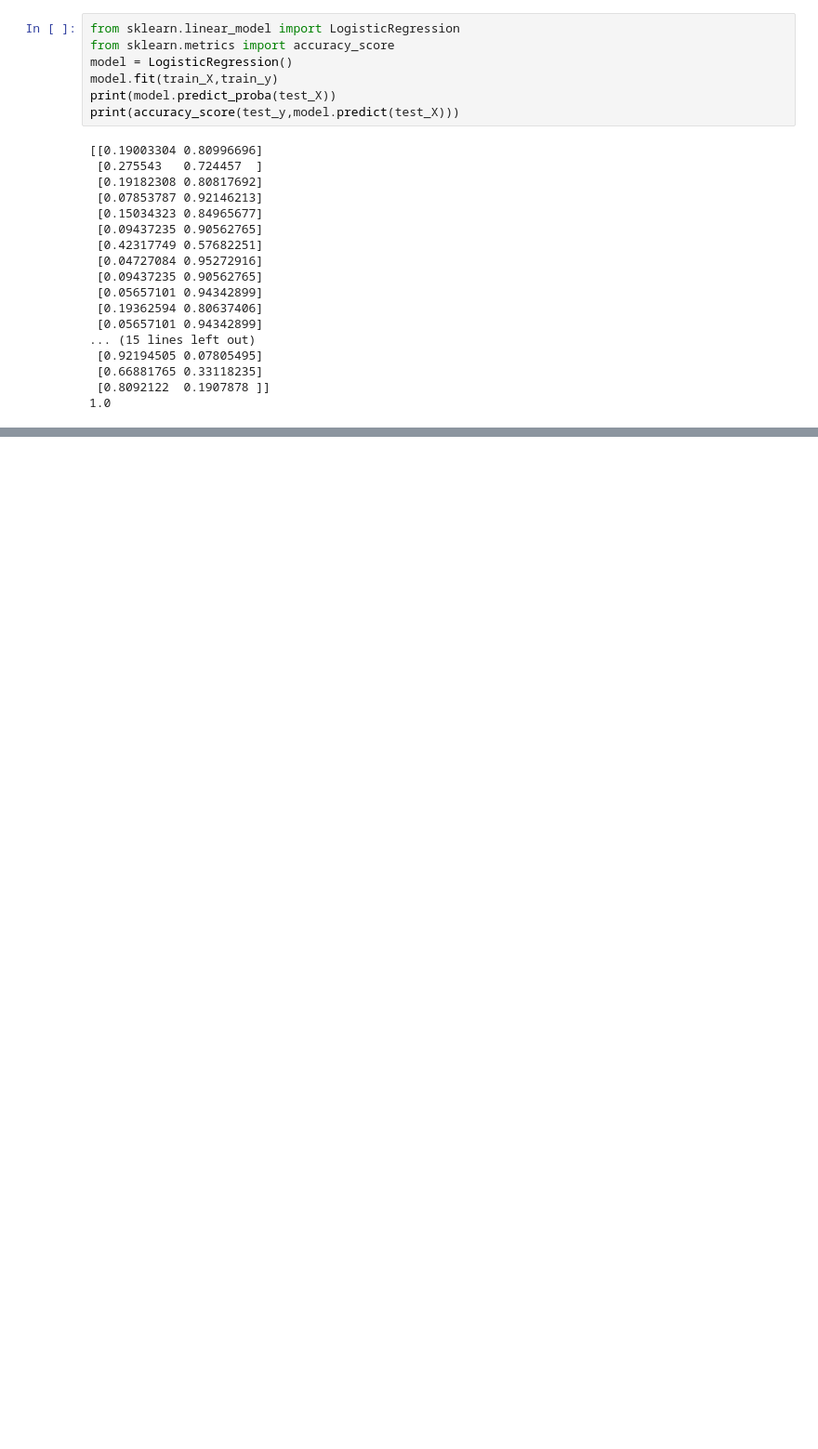
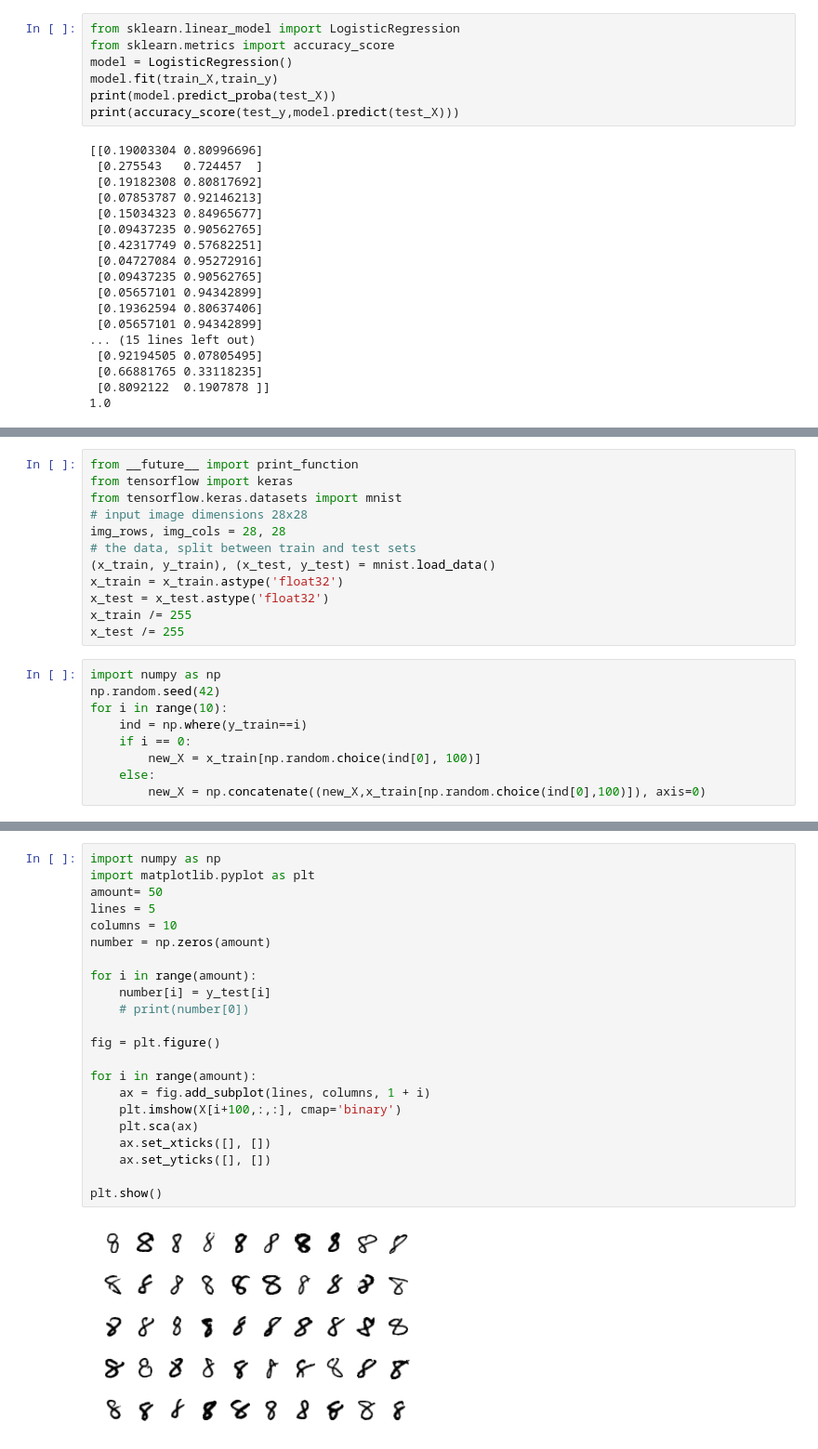
Before and after one commit to theabc50111/nccu_cs_hw, a Jupyter notebook: DeepLearning_HW/hw2/110753201_hw2_資科碩一曹昱維.ipynb, the cells around one changed output, grey strips where cells are left out. Shown at 93% size. Cells and saved outputs as stored; diff of their text form; blank space fills up the shorter version.

```diff
--- a/DeepLearning_HW/hw2/110753201_hw2_資科碩一曹昱維.ipynb
+++ b/DeepLearning_HW/hw2/110753201_hw2_資科碩一曹昱維.ipynb
@@ -71,0 +175,21 @@ print(decision_boundary[:5])
+# %%
+from __future__ import print_function
+from tensorflow import keras
+from tensorflow.keras.datasets import mnist
+# input image dimensions 28x28
+img_rows, img_cols = 28, 28
+# the data, split between train and test sets
+(x_train, y_train), (x_test, y_test) = mnist.load_data()
+x_train = x_train.astype('float32')
+x_test = x_test.astype('float32')
+x_train /= 255
+x_test /= 255
+# %%
+import numpy as np
+np.random.seed(42)
+for i in range(10):
+    ind = np.where(y_train==i)
+    if i == 0:
+        new_X = x_train[np.random.choice(ind[0], 100)]
+    else:
+        new_X = np.concatenate((new_X,x_train[np.random.choice(ind[0],100)]), axis=0)
@@ -71,0 +207,24 @@ print(decision_boundary[:5])
+# %%
+import numpy as np
+import matplotlib.pyplot as plt
+amount= 50
+lines = 5
+columns = 10
+number = np.zeros(amount)
+
+for i in range(amount):
+    number[i] = y_test[i]
+    # print(number[0])
+
+fig = plt.figure()
+
+for i in range(amount):
+    ax = fig.add_subplot(lines, columns, 1 + i)
+    plt.imshow(X[i+100,:,:], cmap='binary')
+    plt.sca(ax)
+    ax.set_xticks([], [])
+    ax.set_yticks([], [])
+
+plt.show()
+# %% [output]
+[figure, added]
```
Also changed, not shown: parts of 7 cells of this notebook.
